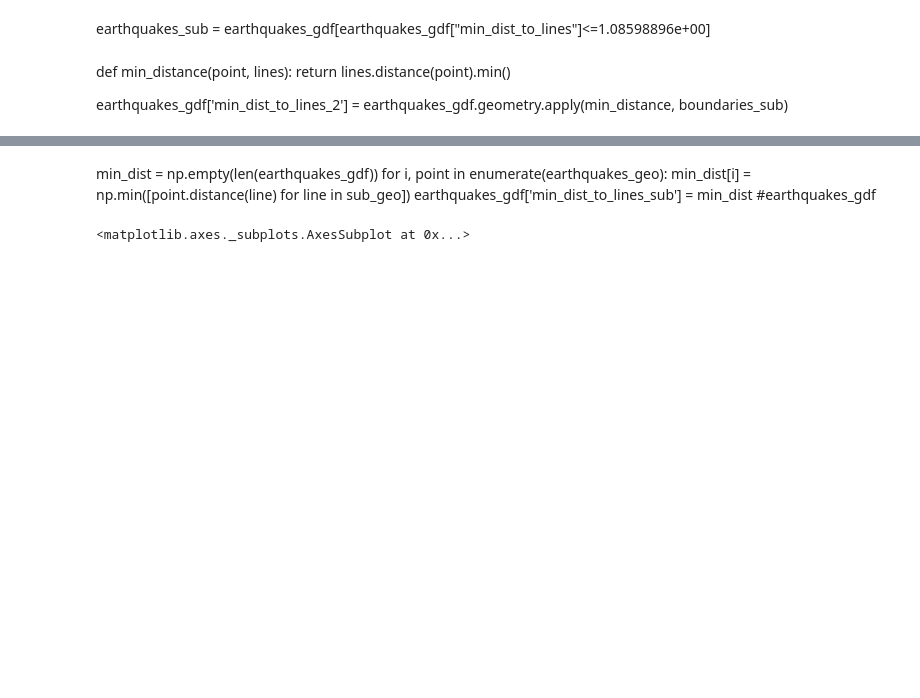
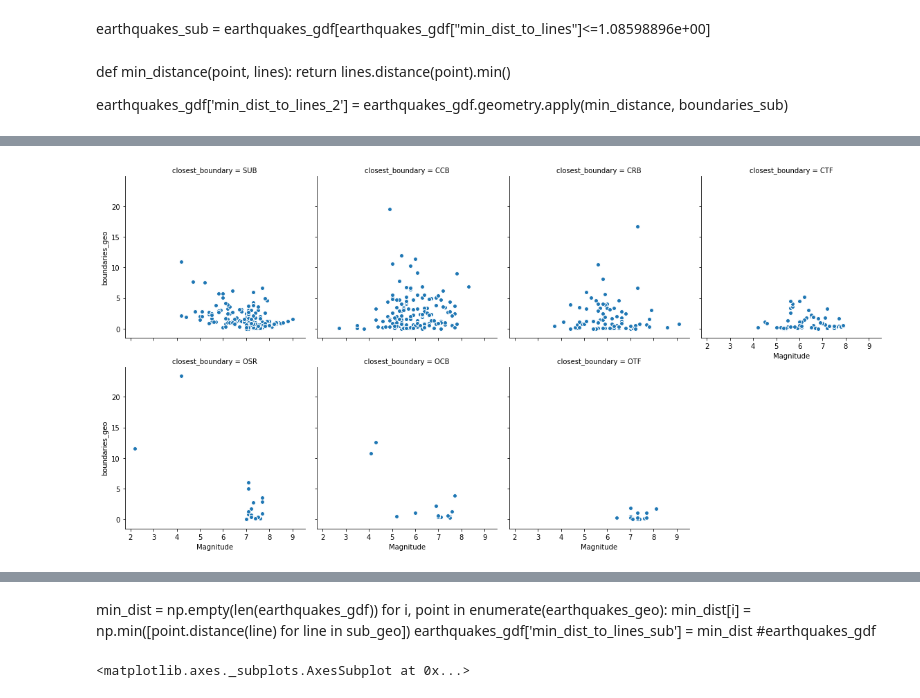
Before and after one commit to smitamisra/StrikingRobo_Earthquakes, a Jupyter notebook: MR_DQ3_2.ipynb, the cells around one changed output, grey strips where cells are left out. Saved outputs shown, nothing was run; the diff lists cells and outputs as text; code cells hidden in the pictures; blank space fills up the shorter version.

```diff
--- a/MR_DQ3_2.ipynb
+++ b/MR_DQ3_2.ipynb
@@ -502,0 +458,7 @@ total_min_distances
+# %%
+#plt.scatter(x=boundary_distances["Magnitude"], y=boundary_distances["boundaries_geo"])
+#plt.scatter(x=boundary_distances["Magnitude"], y=boundary_distances["sub_geo"])
+g = sns.FacetGrid(boundary_distances,  col = "closest_boundary", col_wrap=4, size = 4)
+g = g.map(plt.scatter, "Magnitude", "boundaries_geo", edgecolor="w")
+# %% [output]
+[figure, added]
```
Also changed, not shown: parts of 56 cells of this notebook, 1 other file.
